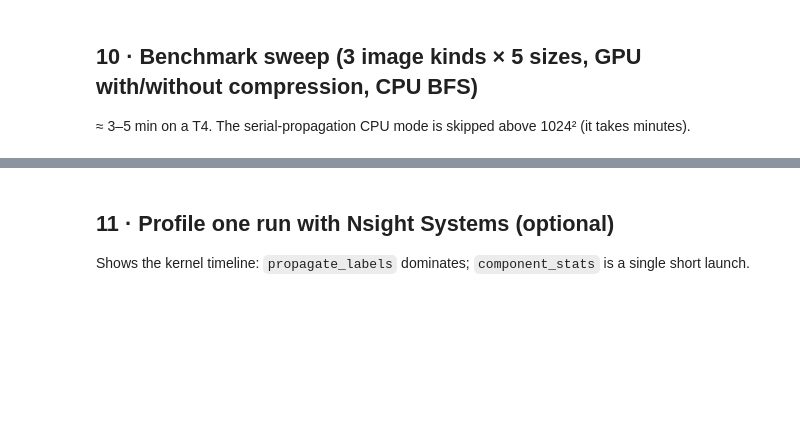
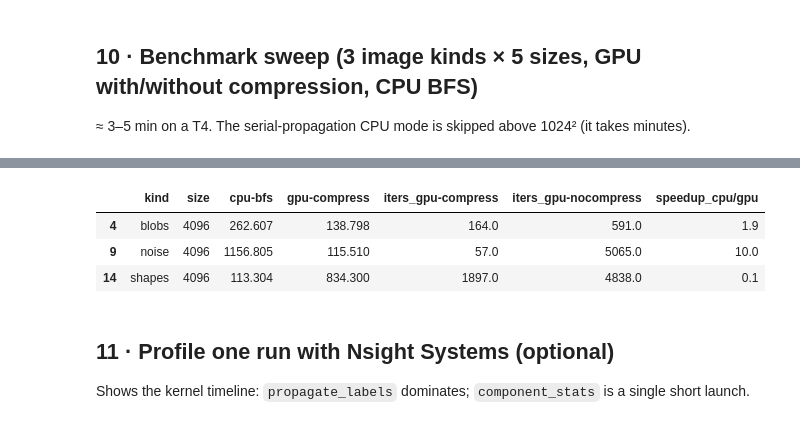
Before and after one commit to riteshmaury-iitj/gpu-assignment, a Jupyter notebook: CCL_CUDA_Colab_Lab.ipynb, the cells around one changed output, grey strips where cells are left out. Drawn from its saved outputs; the diff is of its cells as text; code cells hidden in the pictures; blank space fills up the shorter version.

```diff
--- a/CCL_CUDA_Colab_Lab.ipynb
+++ b/CCL_CUDA_Colab_Lab.ipynb
@@ -933,3 +899,18 @@ wrote fig5_gpu_benchmark.png
+# %%
+import pandas as pd
+
+# Read the generated summary benchmark CSV
+df_summary = pd.read_csv('benchmark_T4_summary.csv')
+
+# Filter for 4096x4096 rows to inspect times, iterations, and speed-up factors
+df_4096 = df_summary[df_summary['size'] == 4096]
+
+display(df_4096[['kind', 'size', 'cpu-bfs', 'gpu-compress', 'iters_gpu-compress', 'iters_gpu-nocompress', 'speedup_cpu/gpu']])
+# %% [output]
+|  | kind | size | cpu-bfs | gpu-compress | iters_gpu-compress | iters_gpu-nocompress | speedup_cpu/gpu |
+| 4 | blobs | 4096 | 262.607 | 138.798 | 164.0 | 591.0 | 1.9 |
+| 9 | noise | 4096 | 1156.805 | 115.510 | 57.0 | 5065.0 | 10.0 |
+| 14 | shapes | 4096 | 113.304 | 834.300 | 1897.0 | 4838.0 | 0.1 |
 # %% [markdown]
 ## 11 · Profile one run with Nsight Systems (optional)
 Shows the kernel timeline: `propagate_labels` dominates; `component_stats` is a single short launch.
```
Also changed, not shown: parts of 16 cells of this notebook.
